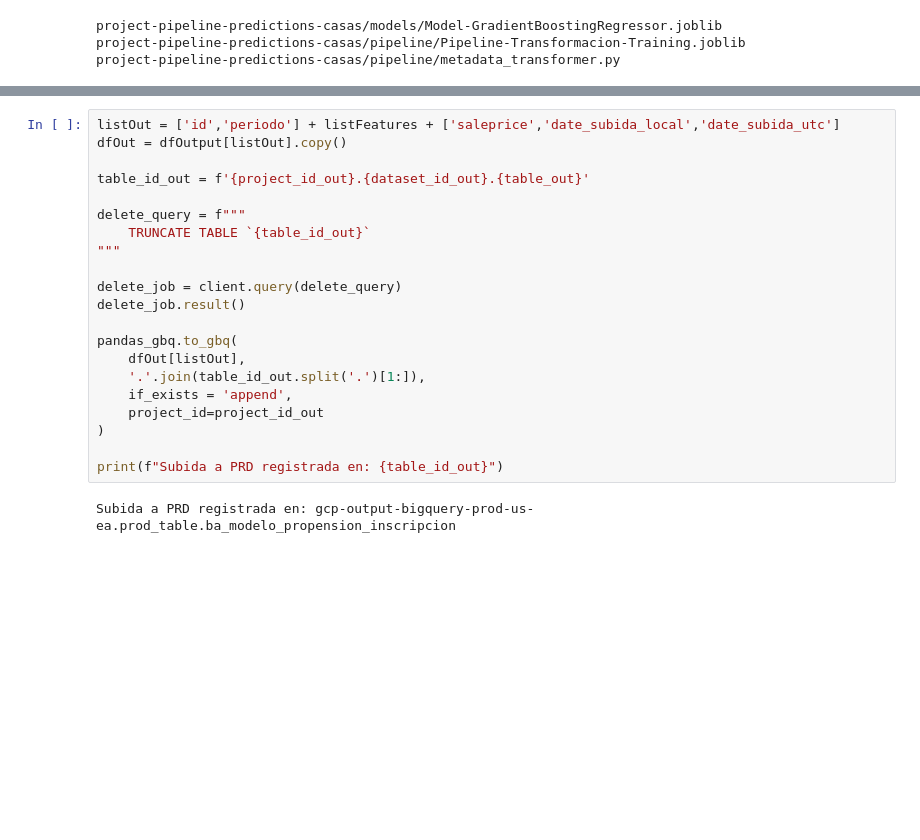
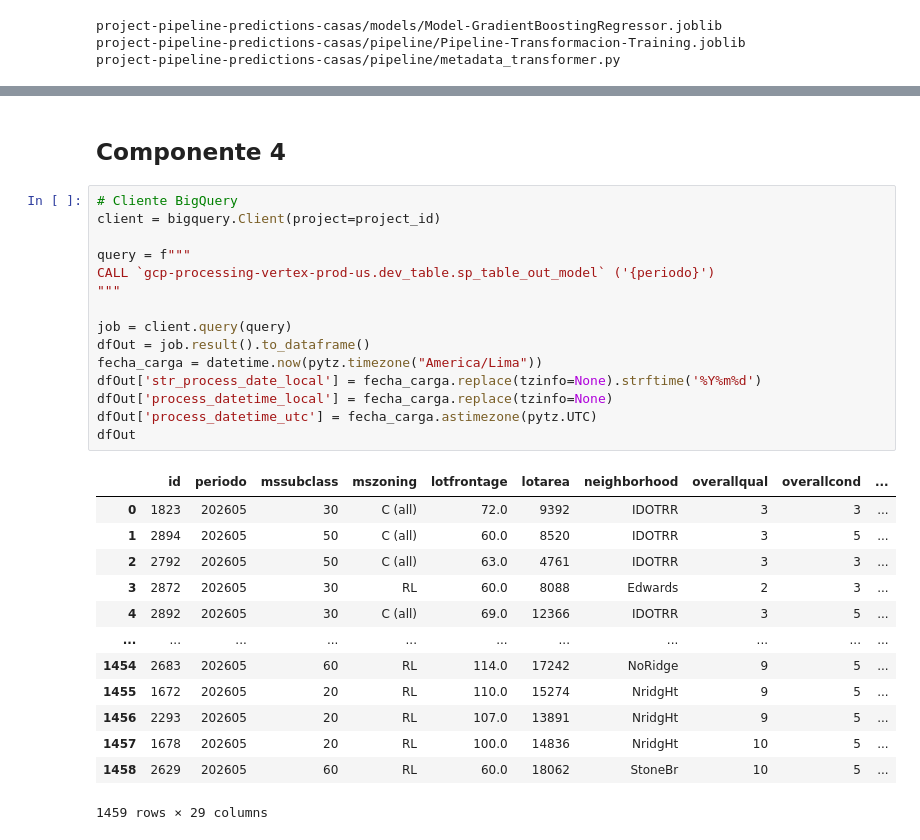
Before and after one commit to JoseMorisJr/project-GCP-Vertex-pipelines-MLOps, a Jupyter notebook: project-data-processing/scripts/Experiments_Pipeline.ipynb, the cells around one changed output, grey strips where cells are left out. Cells and saved outputs as stored; diff of their text form; blank space fills up the shorter version.

```diff
--- a/project-data-processing/scripts/Experiments_Pipeline.ipynb
+++ b/project-data-processing/scripts/Experiments_Pipeline.ipynb
@@ -271,29 +435,37 @@ pandas_gbq.to_gbq(
 print(f"Auditoría registrada en: {table_id_auditoria}")
 # %% [output]
 Auditoría registrada en: gcp-processing-vertex-prod-us.dev_table.model_execution_audit
-# %%
-listOut = ['id','periodo'] + listFeatures + ['saleprice','date_subida_local','date_subida_utc']
-dfOut = dfOutput[listOut].copy()
-
-table_id_out = f'{project_id_out}.{dataset_id_out}.{table_out}'
-
-delete_query = f"""
-    TRUNCATE TABLE `{table_id_out}`
-"""
-
-delete_job = client.query(delete_query)
-delete_job.result()
-
-pandas_gbq.to_gbq(
-    dfOut[listOut],
-    '.'.join(table_id_out.split('.')[1:]),
-    if_exists = 'append',
-    project_id=project_id_out
-)
-
-print(f"Subida a PRD registrada en: {table_id_out}")
-# %% [output]
-Subida a PRD registrada en: gcp-output-bigquery-prod-us-ea.prod_table.ba_modelo_propension_inscripcion
+# %% [markdown]
+## Componente 4
+# %%
+# Cliente BigQuery
+client = bigquery.Client(project=project_id)
+
+query = f"""
+CALL `gcp-processing-vertex-prod-us.dev_table.sp_table_out_model` ('{periodo}')
+"""
+
+job = client.query(query)
+dfOut = job.result().to_dataframe()
+fecha_carga = datetime.now(pytz.timezone("America/Lima"))
+dfOut['str_process_date_local'] = fecha_carga.replace(tzinfo=None).strftime('%Y%m%d')
+dfOut['process_datetime_local'] = fecha_carga.replace(tzinfo=None)
+dfOut['process_datetime_utc'] = fecha_carga.astimezone(pytz.UTC)
+dfOut
+# %% [output]
+|  | id | periodo | mssubclass | mszoning | lotfrontage | lotarea | neighborhood | overallqual | overallcond | ... |
+| 0 | 1823 | 202605 | 30 | C (all) | 72.0 | 9392 | IDOTRR | 3 | 3 | ... |
+| 1 | 2894 | 202605 | 50 | C (all) | 60.0 | 8520 | IDOTRR | 3 | 5 | ... |
+| 2 | 2792 | 202605 | 50 | C (all) | 63.0 | 4761 | IDOTRR | 3 | 3 | ... |
+| 3 | 2872 | 202605 | 30 | RL | 60.0 | 8088 | Edwards | 2 | 3 | ... |
+| 4 | 2892 | 202605 | 30 | C (all) | 69.0 | 12366 | IDOTRR | 3 | 5 | ... |
+| ... | ... | ... | ... | ... | ... | ... | ... | ... | ... | ... |
+| 1454 | 2683 | 202605 | 60 | RL | 114.0 | 17242 | NoRidge | 9 | 5 | ... |
+| 1455 | 1672 | 202605 | 20 | RL | 110.0 | 15274 | NridgHt | 9 | 5 | ... |
+| 1456 | 2293 | 202605 | 20 | RL | 107.0 | 13891 | NridgHt | 9 | 5 | ... |
+| 1457 | 1678 | 202605 | 20 | RL | 100.0 | 14836 | NridgHt | 10 | 5 | ... |
+| 1458 | 2629 | 202605 | 60 | RL | 60.0 | 18062 | StoneBr | 10 | 5 | ... |
+1459 rows × 29 columns
 # %%
 table_id_out_hist = f'{project_id_out}.{dataset_id_out}.{table_out_hist}'
 
```
Also changed, not shown: parts of 21 cells of this notebook, 9 other files.
